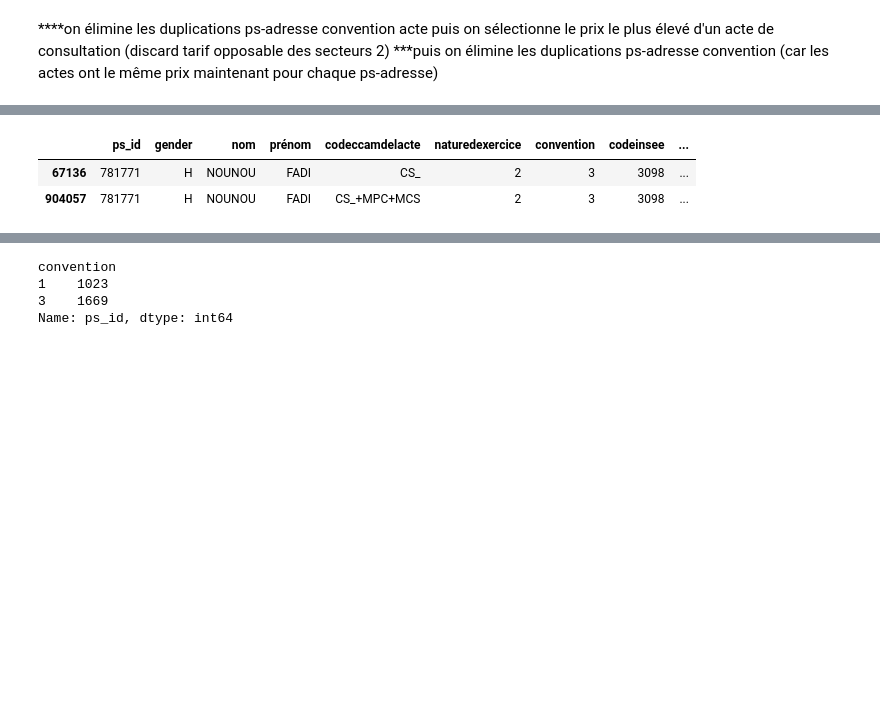
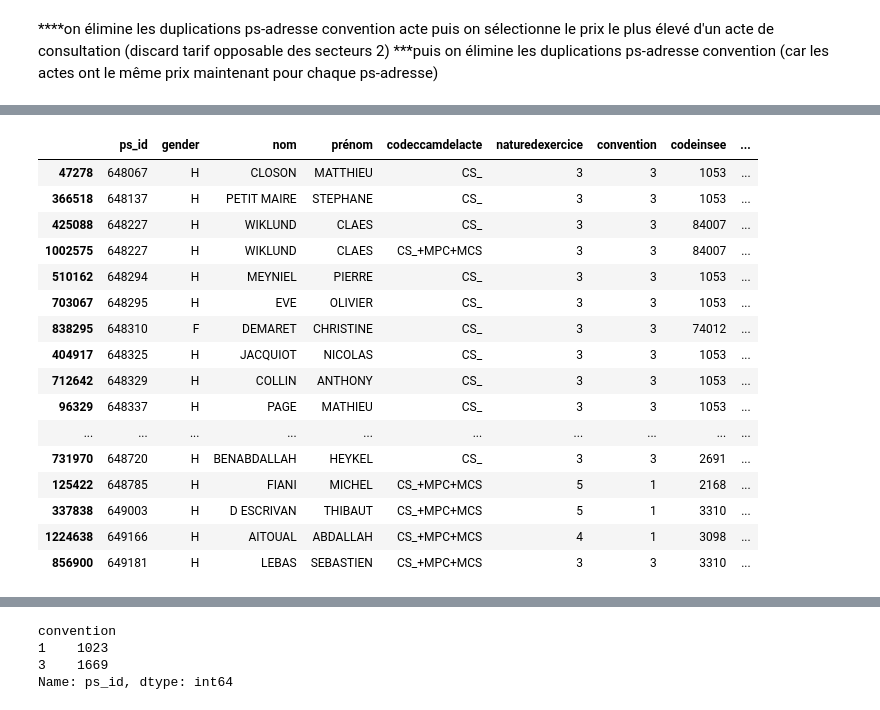
Before and after one commit to cyrilvincent/skema, a Jupyter notebook: depassement/depassement_anest.ipynb, the cells around one changed output, grey strips where cells are left out. Cells and saved outputs as stored; diff of their text form; code cells hidden in the pictures; blank space fills up the shorter version.

```diff
--- a/depassement/depassement_anest.ipynb
+++ b/depassement/depassement_anest.ipynb
@@ -245,7 +245,7 @@ nb_ps_id, df["ps_id"].nunique()
 # On se concentre sur la consultation la plus standard: enfant de moins de 2 ans///
 # Tarif S1 ou S2 OPTAM: 37 euros (23 (CS) +4 (MEP) +10 (NFP)) donc hors OPTAM/S1 on est à 33 euros
 # code retenu: "CS_+MEP+NFP" et "CS_+NFP"
-df = df[df['codeccamdelacte'].str.contains("CS", na=False)]
+df = df[df['codeccamdelacte'].str.contains("CS")]
 # 24911
 df
 # %% [output]
@@ -332,12 +346,26 @@ df[(df["dep"]==3) & (df["nom"]=="NOUNOU")].head(100)
 # %%
 df['prixmoyen'] = df.groupby(['b', 'convention'])['mp'].transform('max')
 pd.set_option('display.max_rows', 100)
 df.head(20)
-df[(df["dep"]==3) & (df["nom"]=="NOUNOU")].head(100)
+# df[(df["dep"]==3) & (df["nom"]=="NOUNOU")].head(100)
 # %% [output]
 |  | ps_id | gender | nom | prénom | codeccamdelacte | naturedexercice | convention | codeinsee | ... |
-| 67136 | 781771 | H | NOUNOU | FADI | CS_ | 2 | 3 | 3098 | ... |
-| 904057 | 781771 | H | NOUNOU | FADI | CS_+MPC+MCS | 2 | 3 | 3098 | ... |
+| 47278 | 648067 | H | CLOSON | MATTHIEU | CS_ | 3 | 3 | 1053 | ... |
+| 366518 | 648137 | H | PETIT MAIRE | STEPHANE | CS_ | 3 | 3 | 1053 | ... |
+| 425088 | 648227 | H | WIKLUND | CLAES | CS_ | 3 | 3 | 84007 | ... |
+| 1002575 | 648227 | H | WIKLUND | CLAES | CS_+MPC+MCS | 3 | 3 | 84007 | ... |
+| 510162 | 648294 | H | MEYNIEL | PIERRE | CS_ | 3 | 3 | 1053 | ... |
+| 703067 | 648295 | H | EVE | OLIVIER | CS_ | 3 | 3 | 1053 | ... |
+| 838295 | 648310 | F | DEMARET | CHRISTINE | CS_ | 3 | 3 | 74012 | ... |
+| 404917 | 648325 | H | JACQUIOT | NICOLAS | CS_ | 3 | 3 | 1053 | ... |
+| 712642 | 648329 | H | COLLIN | ANTHONY | CS_ | 3 | 3 | 1053 | ... |
+| 96329 | 648337 | H | PAGE | MATHIEU | CS_ | 3 | 3 | 1053 | ... |
+| ... | ... | ... | ... | ... | ... | ... | ... | ... | ... |
+| 731970 | 648720 | H | BENABDALLAH | HEYKEL | CS_ | 3 | 3 | 2691 | ... |
+| 125422 | 648785 | H | FIANI | MICHEL | CS_+MPC+MCS | 5 | 1 | 2168 | ... |
+| 337838 | 649003 | H | D ESCRIVAN | THIBAUT | CS_+MPC+MCS | 5 | 1 | 3310 | ... |
+| 1224638 | 649166 | H | AITOUAL | ABDALLAH | CS_+MPC+MCS | 4 | 1 | 3098 | ... |
+| 856900 | 649181 | H | LEBAS | SEBASTIEN | CS_+MPC+MCS | 3 | 3 | 3310 | ... |
 # %%
 # Reste 2810
 df = df.drop_duplicates(subset=['b', 'convention'])
```
Also changed, not shown: parts of 13 cells of this notebook, 16 other files.
